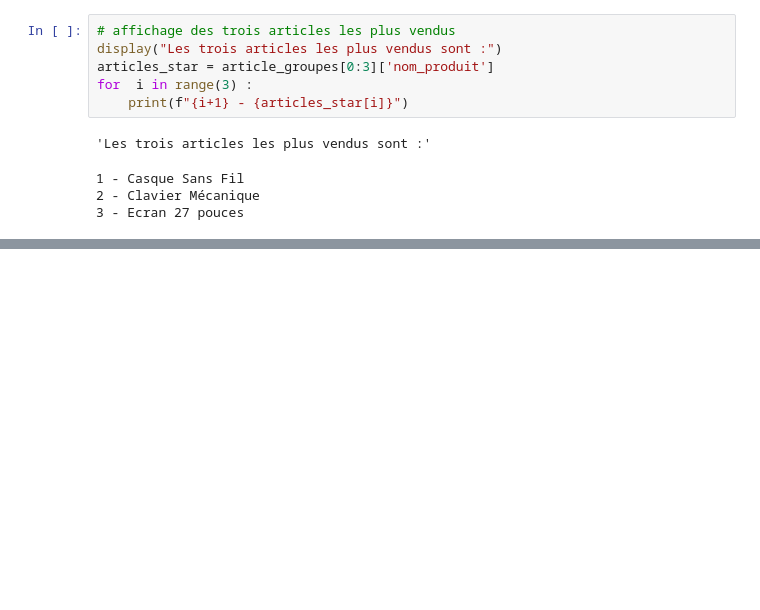
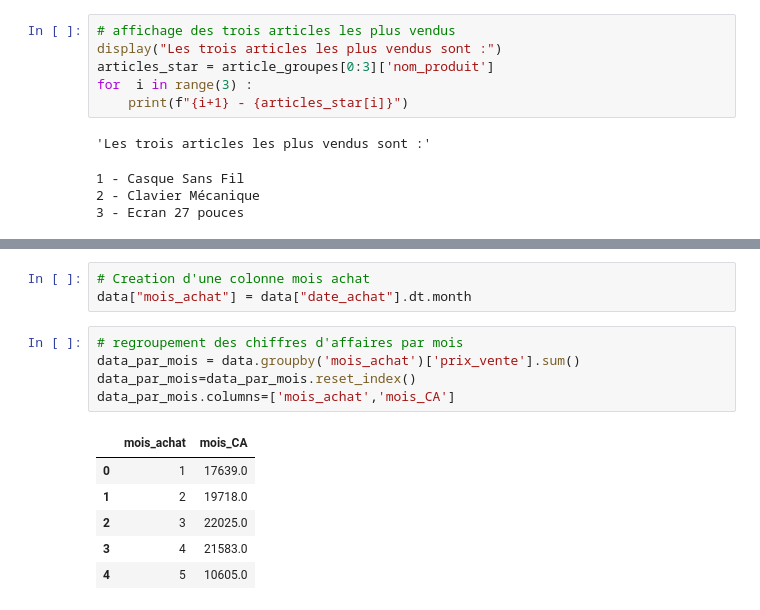
Before and after one commit to Harlequelrah/vente_technova_analysis, a Jupyter notebook: ventes_technova.ipynb, the cells around one changed output, grey strips where cells are left out. Saved outputs shown, nothing was run; the diff lists cells and outputs as text; blank space fills up the shorter version.

```diff
--- a/ventes_technova.ipynb
+++ b/ventes_technova.ipynb
@@ -156,0 +167,15 @@ for  i in range(3) :
+# %%
+# Creation d'une colonne mois achat
+data["mois_achat"] = data["date_achat"].dt.month
+# %%
+# regroupement des chiffres d'affaires par mois
+data_par_mois = data.groupby('mois_achat')['prix_vente'].sum()
+data_par_mois=data_par_mois.reset_index()
+data_par_mois.columns=['mois_achat','mois_CA']
+# %% [output]
+|  | mois_achat | mois_CA |
+| 0 | 1 | 17639.0 |
+| 1 | 2 | 19718.0 |
+| 2 | 3 | 22025.0 |
+| 3 | 4 | 21583.0 |
+| 4 | 5 | 10605.0 |
```
Also changed, not shown: parts of 3 cells of this notebook.
